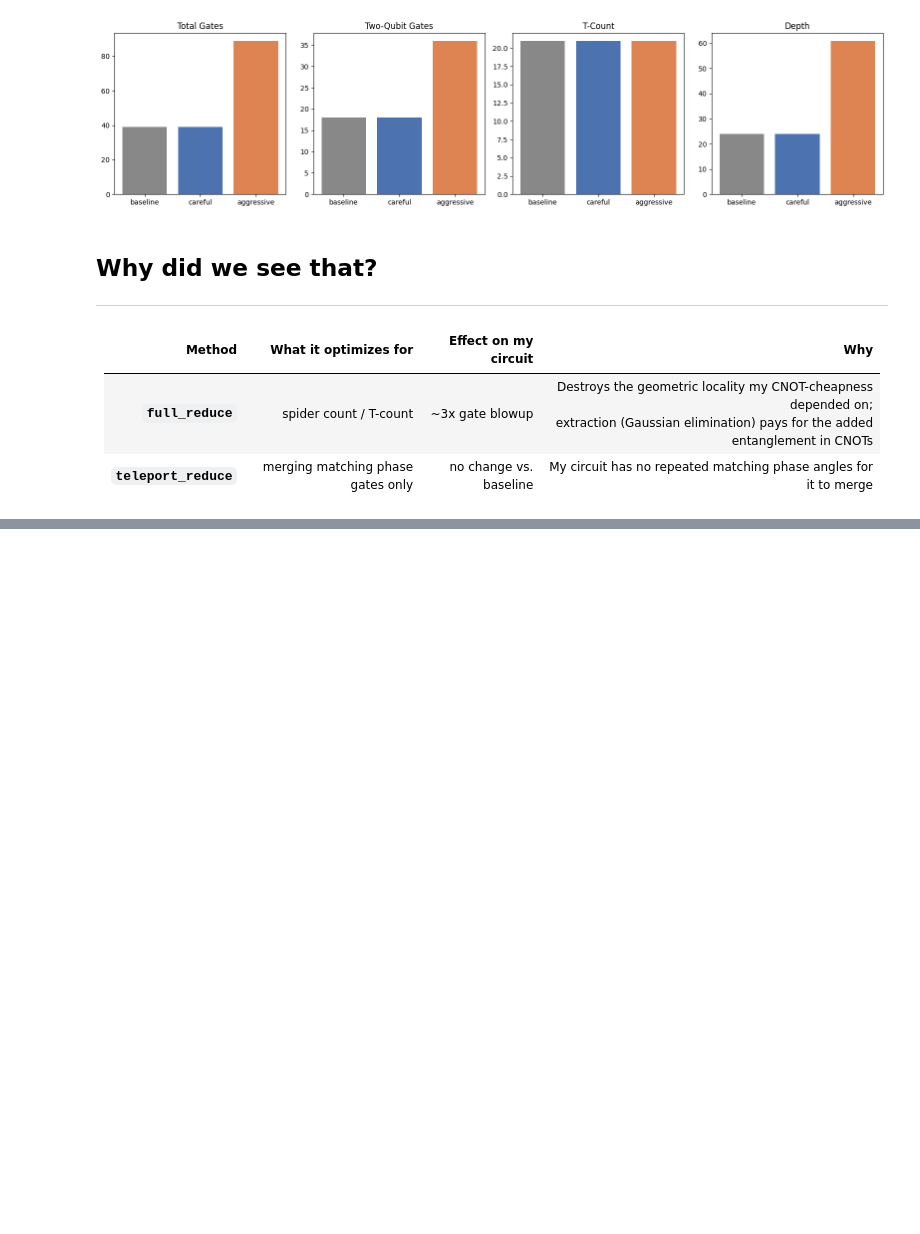
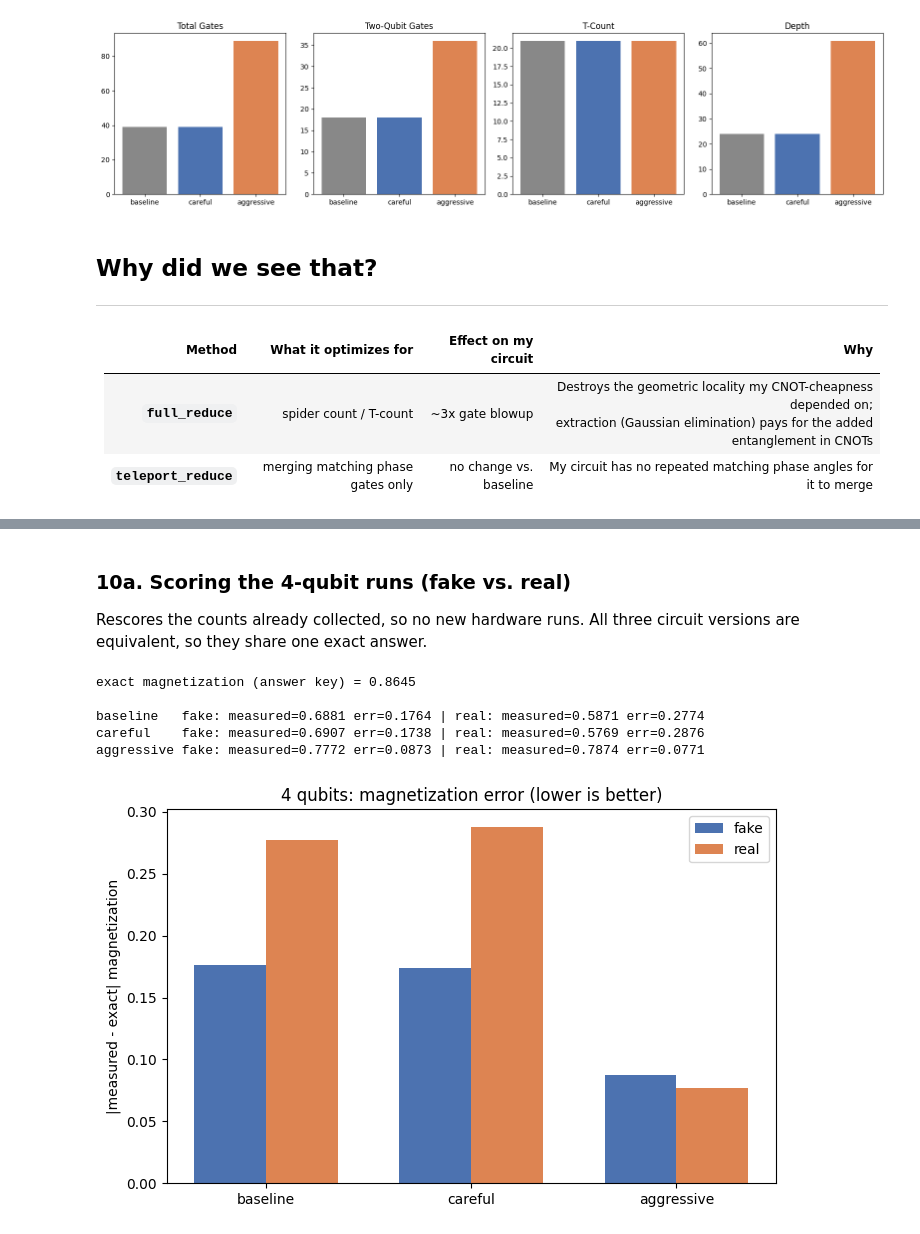
Before and after one commit to vedrode2011-collab/TFIM-trotter-experiment, a Jupyter notebook: ZX_Reduction_TFIM.ipynb, the cells around one changed output, grey strips where cells are left out. Drawn from its saved outputs; the diff is of its cells as text; code cells hidden in the pictures; blank space fills up the shorter version.

Commit message:
New way of error % -> (magnetization)

```diff
--- a/ZX_Reduction_TFIM.ipynb
+++ b/ZX_Reduction_TFIM.ipynb
@@ -413,0 +361,12 @@ for nq in qubit_counts:
+# %%
+from qiskit.quantum_info import Statevector, SparsePauliOp
+
+def exact_magnetization(circuit_no_measure, num_qubits):
+    """Mean <Z> over all qubits from the noiseless statevector (the answer key).
+    Pass a circuit with NO measurement instructions."""
+    sv = Statevector.from_instruction(circuit_no_measure)
+    vals = []
+    for i in range(num_qubits):
+        label = "I"*(num_qubits-1-i) + "Z" + "I"*i
+        vals.append(sv.expectation_value(SparsePauliOp(label)).real)
+    return sum(vals) / num_qubits
@@ -413,0 +383,36 @@ for nq in qubit_counts:
+# %% [markdown]
+### 10a. Scoring the 4-qubit runs (fake vs. real)
+
+Rescores the counts already collected, so no new hardware runs. All three circuit versions are equivalent, so they share one exact answer.
+# %%
+exact_4 = exact_magnetization(qc_baseline.remove_final_measurements(inplace=False), num_qubits)
+print(f"exact magnetization (answer key) = {exact_4:.4f}\n")
+
+fake_err_4, real_err_4 = [], []
+for name in versions:
+    m_fake = measured_magnetization(fake_results[name]["counts"], num_qubits)
+    m_real = measured_magnetization(real_results[name]["counts"], num_qubits)
+    fake_err_4.append(abs(m_fake - exact_4))
+    real_err_4.append(abs(m_real - exact_4))
+    print(f"{name:10s} fake: measured={m_fake:.4f} err={fake_err_4[-1]:.4f} | "
+          f"real: measured={m_real:.4f} err={real_err_4[-1]:.4f}")
+
+x = np.arange(len(versions))
+width = 0.35
+fig, ax = plt.subplots(figsize=(7, 4.5))
+ax.bar(x - width/2, fake_err_4, width, label="fake", color="#4C72B0")
+ax.bar(x + width/2, real_err_4, width, label="real", color="#DD8452")
+ax.set_xticks(x)
+ax.set_xticklabels(list(versions.keys()))
+ax.set_ylabel("|measured - exact| magnetization")
+ax.set_title(f"{num_qubits} qubits: magnetization error (lower is better)")
+ax.legend()
+plt.tight_layout()
+plt.show()
+# %% [output]
+exact magnetization (answer key) = 0.8645
+
+baseline   fake: measured=0.6881 err=0.1764 | real: measured=0.5871 err=0.2774
+careful    fake: measured=0.6907 err=0.1738 | real: measured=0.5769 err=0.2876
+aggressive fake: measured=0.7772 err=0.0873 | real: measured=0.7874 err=0.0771
+[figure, added]
```
Also changed, not shown: parts of 15 cells of this notebook.
